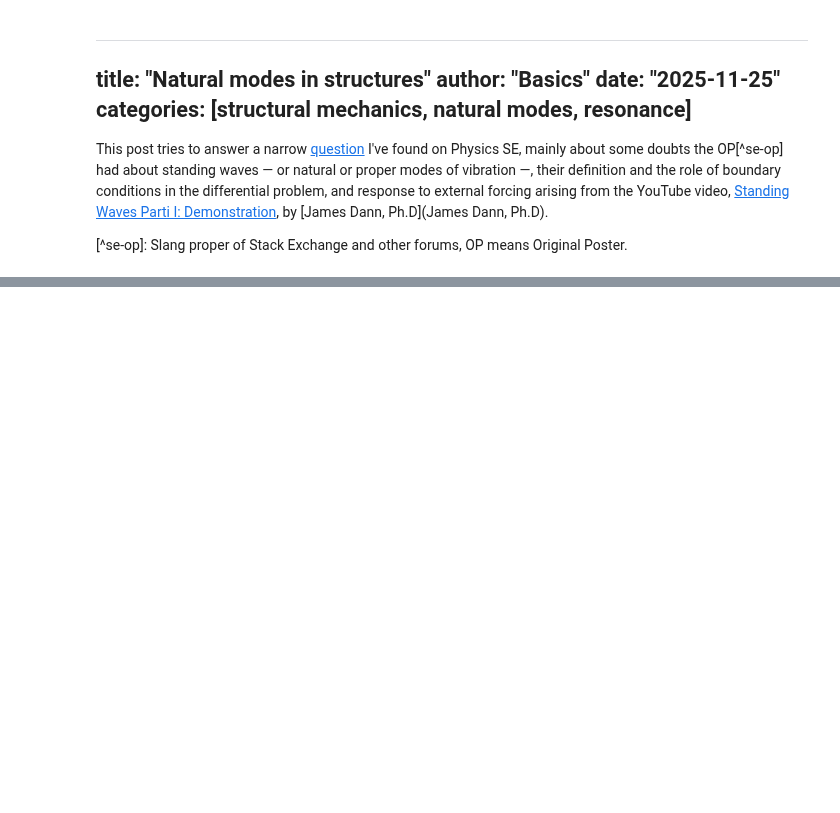
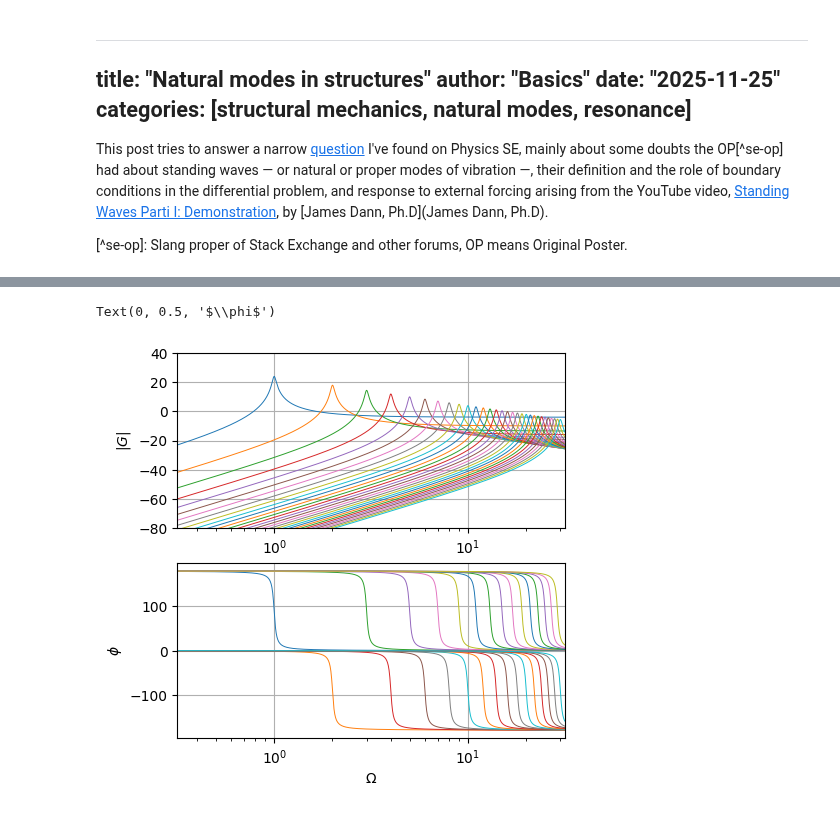
Before and after one commit to Basics2022/myblog, a Jupyter notebook: posts/modes-in-structures/index.ipynb, the cells around one changed output, grey strips where cells are left out. Drawn from its saved outputs; the diff is of its cells as text; code cells hidden in the pictures; blank space fills up the shorter version.

Commit message:
Updating natural modes in structures

```diff
--- a/posts/modes-in-structures/index.ipynb
+++ b/posts/modes-in-structures/index.ipynb
@@ -24,0 +228,50 @@ supplied with the proper conditions on the state $\mathbf{u}(t)$, like initial v
+# %%
+#> Some libraries
+import numpy as np
+from scipy import signal
+import matplotlib.pyplot as plt
+
+#> Bode diagram of the natural modes
+
+#> Parameters of the system (non-dimensional)
+m, N0, b = 1., 1., np.pi
+c = np.sqrt(N0/m)
+xi = .02
+
+n_modes = 30
+i_modes = np.arange(1, n_modes+1)
+omegas = 10.**np.linspace(-.5, 1.5, 1000)
+
+fig, ax = plt.subplots(2,1, figsize=(5, 5))
+
+for i_mode in i_modes:
+    #> Mode parameters
+    k_n = i_mode * np.pi / b
+    omega_n = k_n * c
+    xi_n = xi
+
+    #> Continuous-time TF (no dt is given as a third argument in signal.TransferFunction)
+    # defined with numerator and denominator
+    num = np.array([1, 0, 0]) * (-1)**(i_mode+1) * 2. / ( np.pi * i_mode )
+    den = np.array([1, 2*xi_n*omega_n, omega_n**2])
+    sys = signal.TransferFunction(num, den)
+
+    #> Evaluation of magnitude and phase of the TF of the LTI system sys
+    # mag is in dB i.e. |G|_{dB} = 20 log_10{|G|}se
+    w, mag, phase = signal.bode(sys, omegas)
+
+    #> Plot
+    ax[0].semilogx(omegas, mag  , lw=.7)
+    ax[1].semilogx(omegas, phase, lw=.7)
+
+G_ticks = 20 * np.arange(-4,3)
+ax[0].set_yticks(G_ticks)
+ax[0].set_xlim(omegas[0], omegas[-1]);  ax[0].grid()
+ax[0].set_ylim(G_ticks[0], G_ticks[-1])
+ax[1].set_xlim(omegas[0], omegas[-1]);  ax[1].grid()
+ax[0].set_ylabel('$|G|$')
+ax[1].set_xlabel('$\Omega$')
+ax[1].set_ylabel('$\phi$')
+# %% [output]
+Text(0, 0.5, '$\\phi$')
+[figure, added]
```
Also changed, not shown: parts of 8 cells of this notebook, 9 other files.
